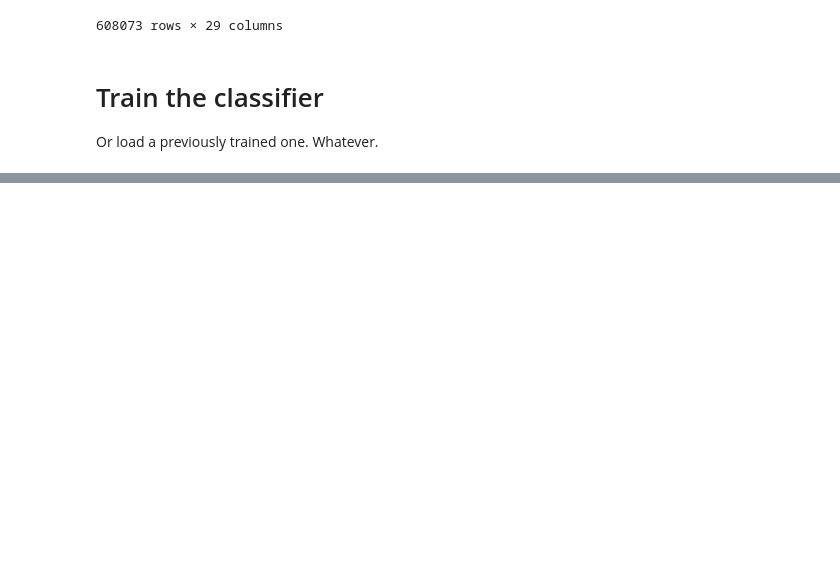
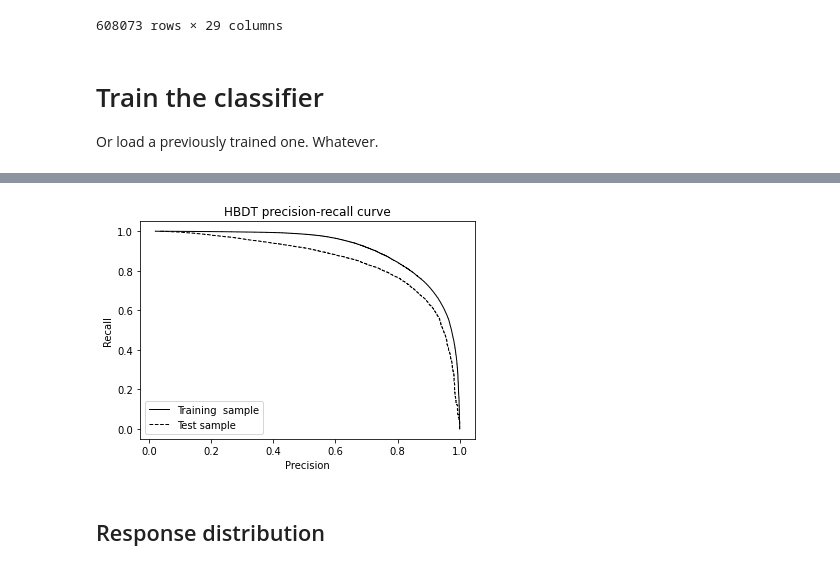
Before and after one commit to alatios/lb2jpsil_classifier-studies, a Jupyter notebook: 20_HBDT/21_train_and_evaluate_HBDT.ipynb, the cells around one changed output, grey strips where cells are left out. Saved outputs shown, nothing was run; the diff lists cells and outputs as text; code cells hidden in the pictures; blank space fills up the shorter version.

```diff
--- a/20_HBDT/21_train_and_evaluate_HBDT.ipynb
+++ b/20_HBDT/21_train_and_evaluate_HBDT.ipynb
@@ -169,0 +314,39 @@ KeyboardInterrupt:
+# %%
+train_precision, train_recalls, train_prc_thresholds = metrics.precision_recall_curve(Y_train, Y_train_proba_predicted)
+test_precision, test_recalls, test_prc_thresholds = metrics.precision_recall_curve(Y_test, Y_test_proba_predicted)
+# %%
+if not black_and_white:
+    train_color = 'tab:red'
+    test_color = 'tab:blue'
+    linewidth=1.5
+else:
+    train_color = 'black'
+    test_color='black'
+    linewidth=1
+
+plt.plot(train_precision,
+         train_recalls,
+         label=f'Training  sample',
+         color=train_color,
+         linestyle='-',
+         linewidth=linewidth
+)
+plt.plot(test_precision,
+         test_recalls,
+         label=f'Test sample',
+         color=test_color,
+         linestyle='--',
+         linewidth=linewidth
+)
+
+plt.xlabel('Precision')
+plt.ylabel('Recall')
+
+plt.legend()
+if show_titles:
+    plt.title("HBDT precision-recall curve")
+plt.show()
+# %% [output]
+[figure, added]
+# %% [markdown]
+## Response distribution
```
Also changed, not shown: parts of 31 cells of this notebook.
